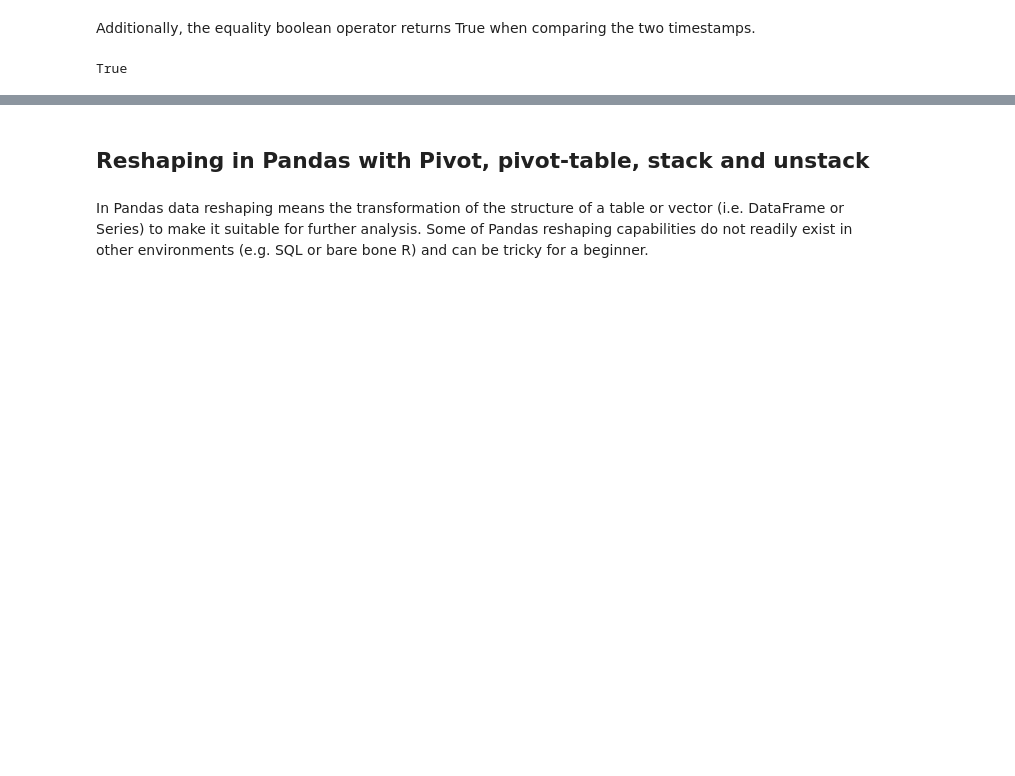
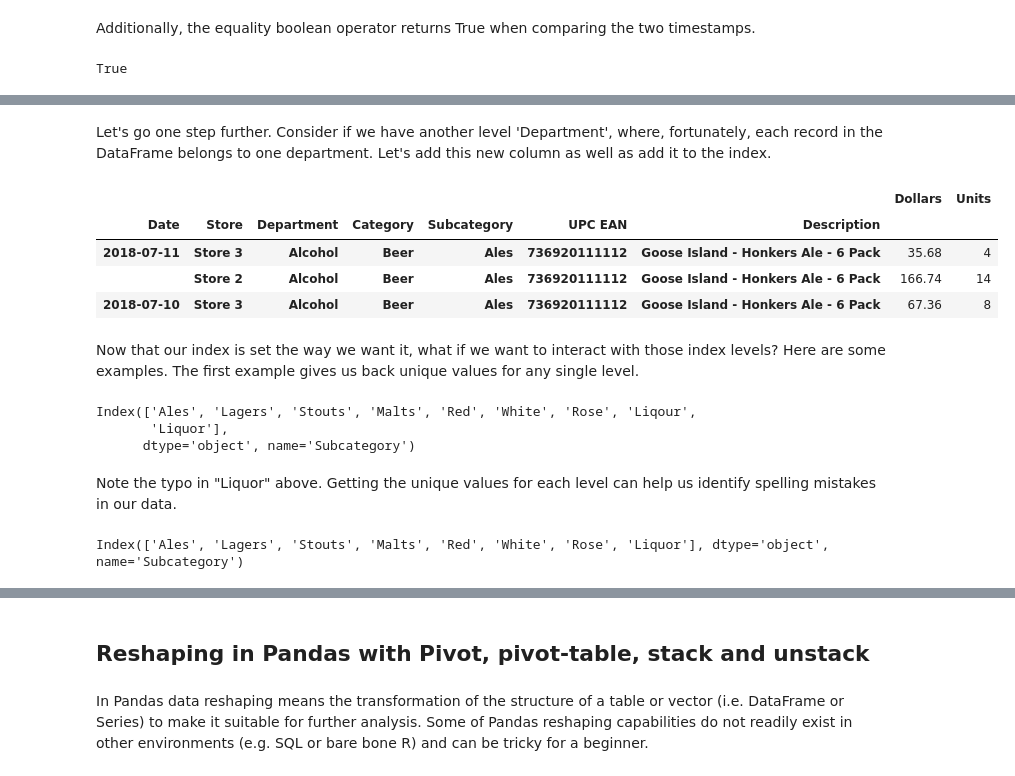
Before and after one commit to redmage123/pandas-timeseries, a Jupyter notebook: docs/pandas-timeseries.ipynb, the cells around one changed output, grey strips where cells are left out. Cells and saved outputs as stored; diff of their text form; code cells hidden in the pictures; blank space fills up the shorter version.

```diff
--- a/docs/pandas-timeseries.ipynb
+++ b/docs/pandas-timeseries.ipynb
@@ -2989,0 +1340,5 @@ True
+# %%
+# Set just like the index for a DataFrame...
+# ...except we give a list of column names instead of a single string column name
+df.set_index(['Date', 'Store', 'Category', 'Subcategory', 'Description'], inplace=True)
+df.head(3)
@@ -2989,0 +1353,4 @@ True
+# %%
+# We can append a column to our existing index
+df.set_index('UPC EAN', append=True, inplace=True)
+df.head(3)
@@ -2989,0 +1378,5 @@ True
+# %%
+# Option 2 just switches two index levels (a more common need than you'd think)
+# Note: This time we're doing an inplace change, but there's no parameter for this method either.
+df = df.swaplevel('Description', 'UPC EAN')
+df.head(3)
@@ -2989,0 +1389,42 @@ True
+# %% [markdown]
+Let's go one step further.  Consider if we have another level 'Department', where, fortunately, each record in the DataFrame belongs to one department.  Let's add this new column as well as add it to the index.
+# %%
+# A handy function to keep around for projects
+# Note that this code uses Python annotations, which appeared for the first
+# time in Python 3.4
+# Annotations allow the Python VM to perform runtime type-checking on our code.
+
+def add_constant_index_level(df: pd.DataFrame, value: any, level_name: str):
+    """Add a new level to an existing index where every row has the same, given value.
+
+    Args:
+        df: Any existing pd.DataFrame.
+        value: Value to be placed in every row of the new index level.
+        level_name: Title of the new index level.
+
+    Returns:
+        df with an additional, prepended index level.
+    """
+    return pd.concat([df], keys=[value], names=[level_name])
+
+df = add_constant_index_level(df, "Alcohol", "Department")
+df = df.reorder_levels(order=['Date', 'Store', 'Department', 'Category', 'Subcategory', 'UPC EAN', 'Description'])
+df.head(3)
+# %% [output]
+|  |  |  |  |  |  |  | Dollars | Units |
+| Date | Store | Department | Category | Subcategory | UPC EAN | Description |  |  |
+| 2018-07-11 | Store 3 | Alcohol | Beer | Ales | 736920111112 | Goose Island - Honkers Ale - 6 Pack | 35.68 | 4 |
+|  | Store 2 | Alcohol | Beer | Ales | 736920111112 | Goose Island - Honkers Ale - 6 Pack | 166.74 | 14 |
+| 2018-07-10 | Store 3 | Alcohol | Beer | Ales | 736920111112 | Goose Island - Honkers Ale - 6 Pack | 67.36 | 8 |
+# %% [markdown]
+Now that our index is set the way we want it, what if we want to interact with those index levels? Here are some examples.
+The first example gives us back unique values for any single level.
+# %%
+# checking out their unique values, for a single level
+df.index.get_level_values('Subcategory').unique()
+# %% [output]
+Index(['Ales', 'Lagers', 'Stouts', 'Malts', 'Red', 'White', 'Rose', 'Liqour',
+       'Liquor'],
+      dtype='object', name='Subcategory')
+# %% [markdown]
+Note the typo in "Liquor" above. Getting the unique values for each level can help us identify spelling mistakes in our data.
@@ -2989,0 +1433,4 @@ True
+# %%
+df.index.get_level_values('Subcategory').unique()
+# %% [output]
+Index(['Ales', 'Lagers', 'Stouts', 'Malts', 'Red', 'White', 'Rose', 'Liquor'], dtype='object', name='Subcategory')
```
Also changed, not shown: parts of 51 cells of this notebook, 2 other files.
